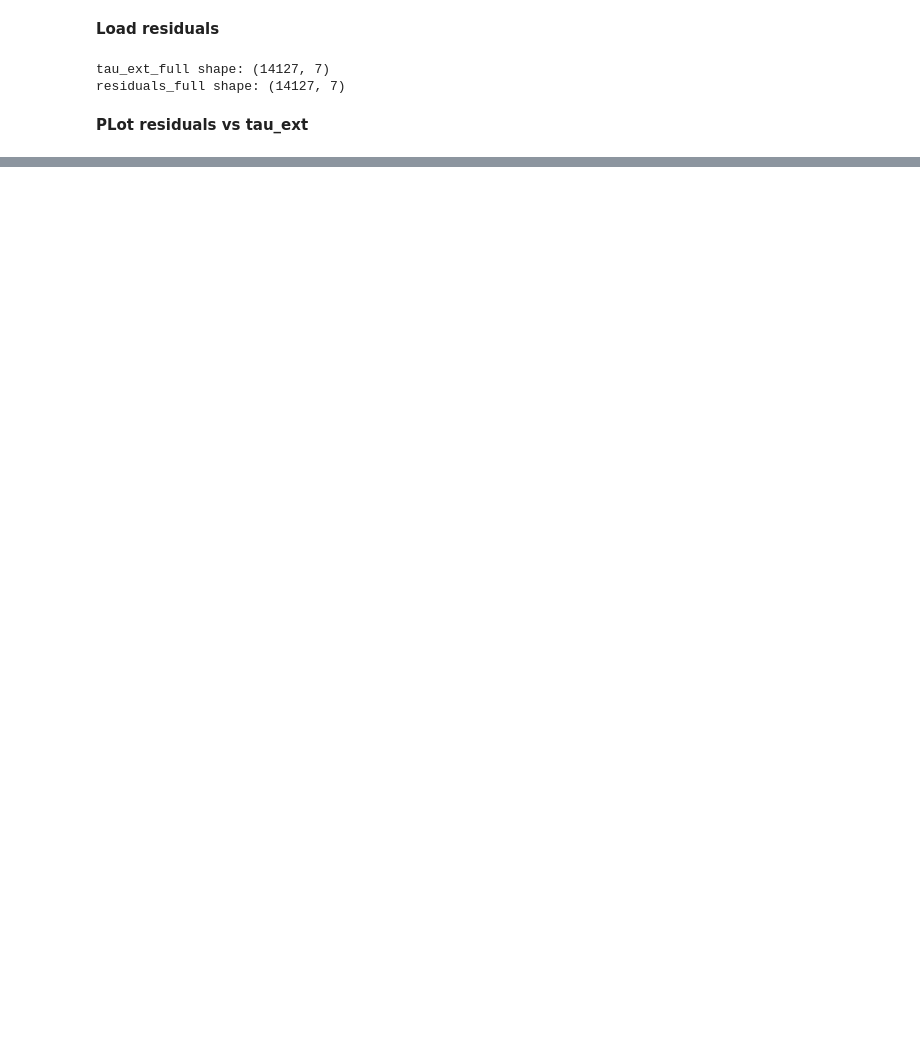
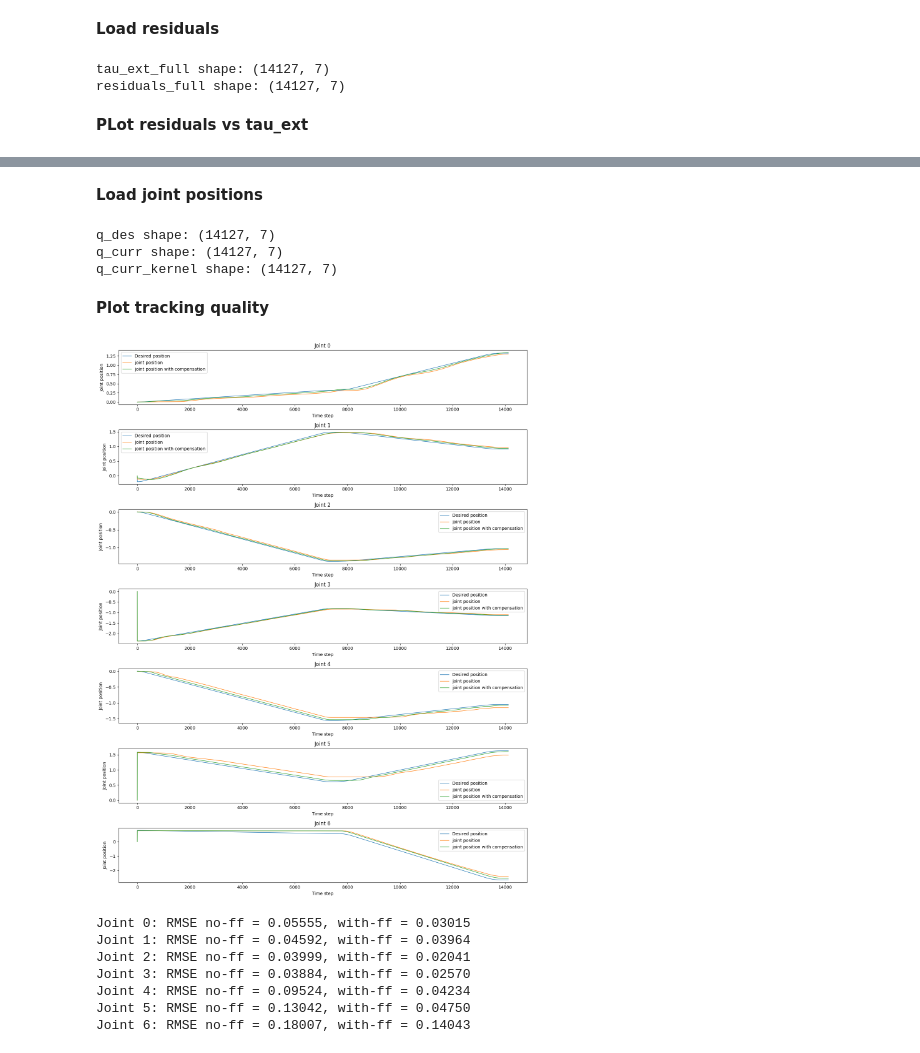
Before and after one commit to Anthony7-Ho/nonlinear_deepc_controller, a Jupyter notebook: performance_evaluation/evaluation.ipynb, the cells around one changed output, grey strips where cells are left out. Drawn from its saved outputs; the diff is of its cells as text; code cells hidden in the pictures; blank space fills up the shorter version.

```diff
--- a/performance_evaluation/evaluation.ipynb
+++ b/performance_evaluation/evaluation.ipynb
@@ -172,0 +185,74 @@ RMS tau_ext: 0.4951517371043544
+# %% [markdown]
+**Load joint positions**
+# %%
+# Load data
+data = pd.read_csv("tau_ext_test.csv")
+kernel_data = pd.read_csv("tau_ext_test_kernel.csv")
+
+# put 'label' as the row index
+data = data.set_index("label")
+kernel_data = kernel_data.set_index("label")
+
+# keep only the time columns (they look like t0.0, t0.1, ..., etc.)
+time_cols = [c for c in data.columns if c.startswith("t")]
+time_cols_kernel = [c for c in kernel_data.columns if c.startswith("t")]
+
+# numeric sort for rows like 'tau_cmd_0', 'tau_cmd_1', ...
+def row_sort_key(s):
+    m = re.search(r"_(\d+)$", s)
+    return int(m.group(1)) if m else 10**9
+
+# select and sort the commanded torques (u) and external torques (y)
+q_des_rows = sorted([r for r in kernel_data.index if r.startswith("q_des")], key=row_sort_key)
+q_curr_rows = sorted([r for r in data.index if r.startswith("q_curr")], key=row_sort_key)
+q_curr_kernel_rows = sorted([r for r in kernel_data.index if r.startswith("q_curr")], key=row_sort_key)
+
+# build arrays (first column is just 0.0)
+q_des = kernel_data.loc[q_des_rows, time_cols_kernel].to_numpy().T
+q_curr = data.loc[q_curr_rows, time_cols].to_numpy().T
+q_curr_kernel = kernel_data.loc[q_curr_kernel_rows, time_cols_kernel].to_numpy().T
+
+print("q_des shape:", q_des.shape)
+print("q_curr shape:", q_curr.shape)
+print("q_curr_kernel shape:", q_curr_kernel.shape)
+# %% [output]
+q_des shape: (14127, 7)
+q_curr shape: (14127, 7)
+q_curr_kernel shape: (14127, 7)
+# %% [markdown]
+**Plot tracking quality**
+# %%
+num_joints = tau_ext_full.shape[1]
+
+plt.figure(figsize=(14, 18))
+
+for i in range(num_joints):
+    plt.subplot(num_joints, 1, i + 1)
+    plt.plot(q_des[:, i], label="Desired position", linewidth=1.0)
+    plt.plot(q_curr[:, i], label="joint position", linewidth=1.0)
+    plt.plot(q_curr_kernel[:, i], label="joint position with compensation", linewidth=1.0)
+    plt.title(f"Joint {i}")
+    plt.xlabel("Time step")
+    plt.ylabel("Joint position")
+    plt.legend()
+
+plt.tight_layout()
+plt.show()
+
+def rmse(a, b):
+    err = a - b
+    return np.sqrt(np.mean(err**2))
+
+for j in range(7):
+    rmse_noff = rmse(q_curr[:, j], q_des[:, j])
+    rmse_ff   = rmse(q_curr_kernel[:, j],   q_des[:, j])
+    print(f"Joint {j}: RMSE no-ff = {rmse_noff:.5f}, with-ff = {rmse_ff:.5f}")
+# %% [output]
+[figure, added]
+Joint 0: RMSE no-ff = 0.05555, with-ff = 0.03015
+Joint 1: RMSE no-ff = 0.04592, with-ff = 0.03964
+Joint 2: RMSE no-ff = 0.03999, with-ff = 0.02041
+Joint 3: RMSE no-ff = 0.03884, with-ff = 0.02570
+Joint 4: RMSE no-ff = 0.09524, with-ff = 0.04234
+Joint 5: RMSE no-ff = 0.13042, with-ff = 0.04750
+Joint 6: RMSE no-ff = 0.18007, with-ff = 0.14043
```
Also changed, not shown: parts of 5 cells of this notebook, 3 other files.
